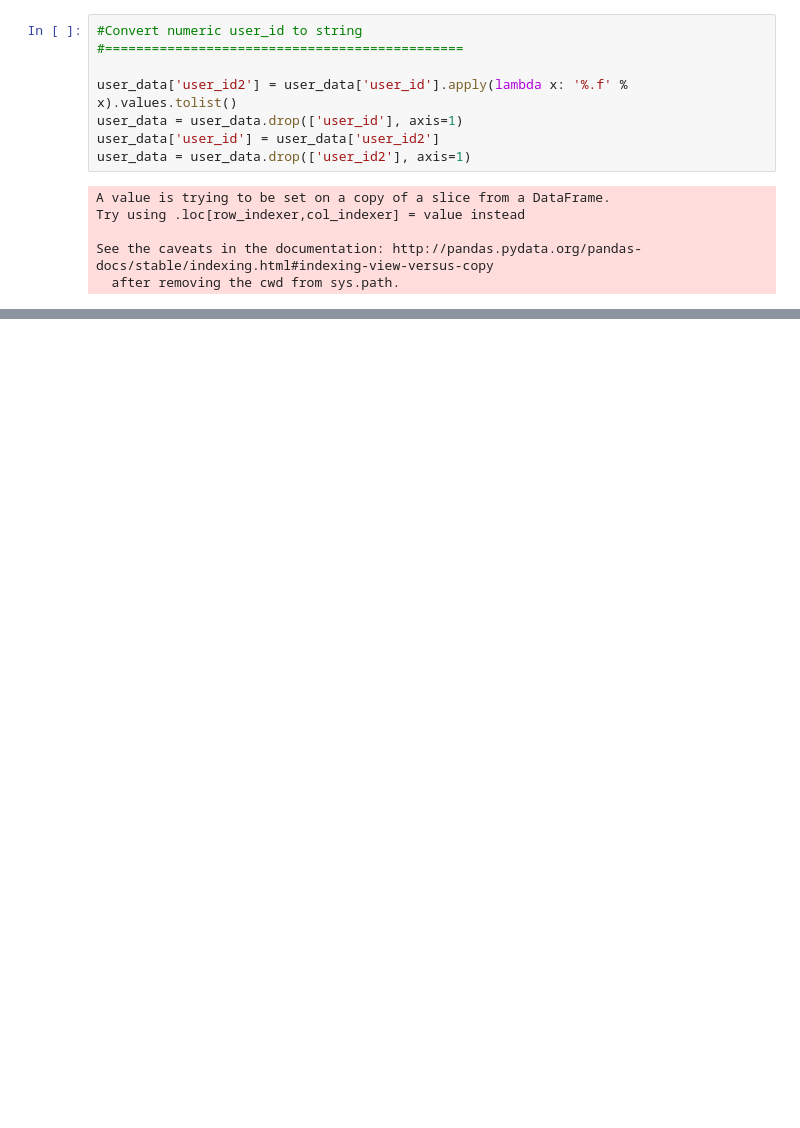
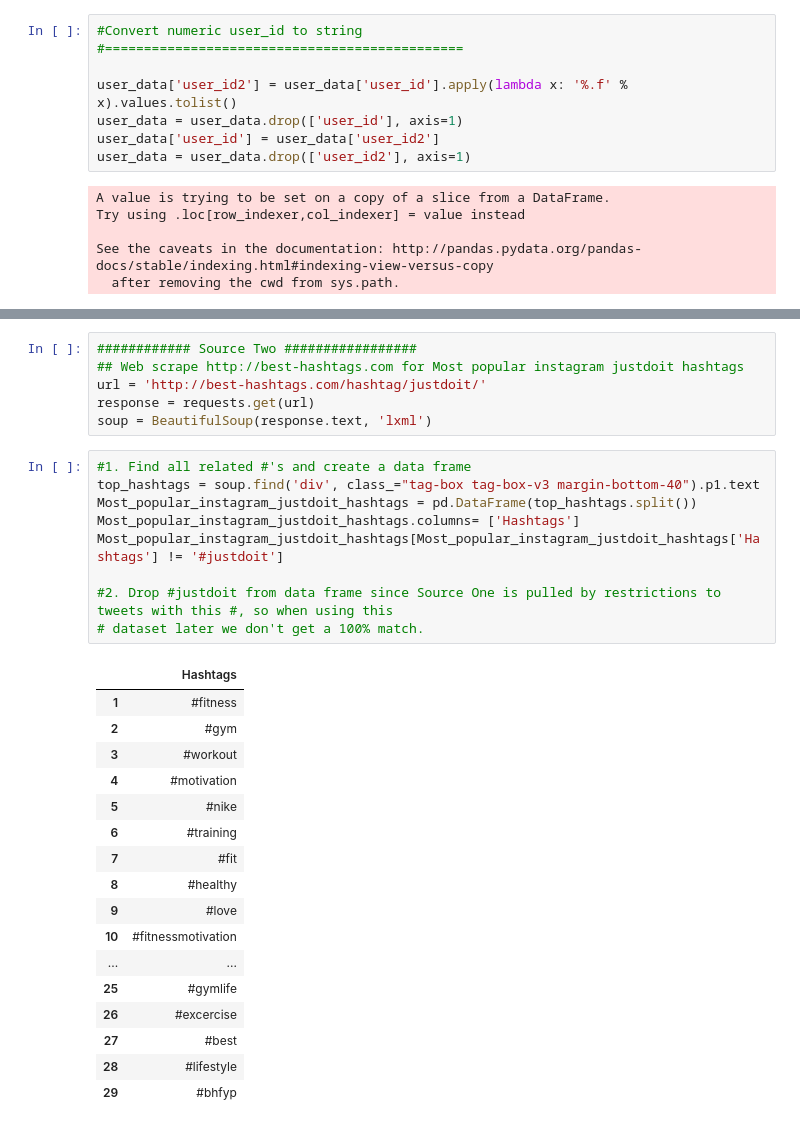
Before and after one commit to annatheking/Project2_ETL, a Jupyter notebook: Hashtag_JustDoIt.ipynb, the cells around one changed output, grey strips where cells are left out. Saved outputs shown, nothing was run; the diff lists cells and outputs as text; blank space fills up the shorter version.

Commit message:
added Source Two and extracted #'s from Source One (Kaggle)

```diff
--- a/Hashtag_JustDoIt.ipynb
+++ b/Hashtag_JustDoIt.ipynb
@@ -240,0 +344,33 @@ tweet_data['tweet_entities'][0]
+# %%
+############ Source Two #################
+## Web scrape http://best-hashtags.com for Most popular instagram justdoit hashtags
+url = 'http://best-hashtags.com/hashtag/justdoit/'
+response = requests.get(url)
+soup = BeautifulSoup(response.text, 'lxml')
+# %%
+#1. Find all related #'s and create a data frame
+top_hashtags = soup.find('div', class_="tag-box tag-box-v3 margin-bottom-40").p1.text
+Most_popular_instagram_justdoit_hashtags = pd.DataFrame(top_hashtags.split())
+Most_popular_instagram_justdoit_hashtags.columns= ['Hashtags']
+Most_popular_instagram_justdoit_hashtags[Most_popular_instagram_justdoit_hashtags['Hashtags'] != '#justdoit']
+
+#2. Drop #justdoit from data frame since Source One is pulled by restrictions to tweets with this #, so when using this
+# dataset later we don't get a 100% match.
+# %% [output]
+|  | Hashtags |
+| 1 | #fitness |
+| 2 | #gym |
+| 3 | #workout |
+| 4 | #motivation |
+| 5 | #nike |
+| 6 | #training |
+| 7 | #fit |
+| 8 | #healthy |
+| 9 | #love |
+| 10 | #fitnessmotivation |
+| ... | ... |
+| 25 | #gymlife |
+| 26 | #excercise |
+| 27 | #best |
+| 28 | #lifestyle |
+| 29 | #bhfyp |
```
Also changed, not shown: parts of 13 cells of this notebook.
